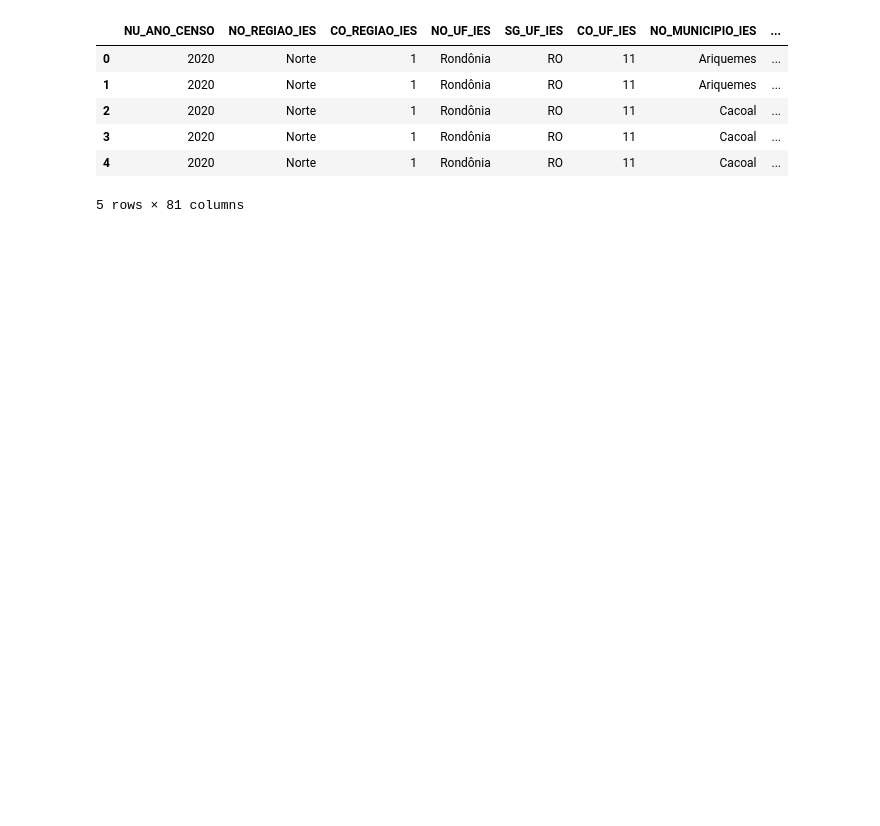
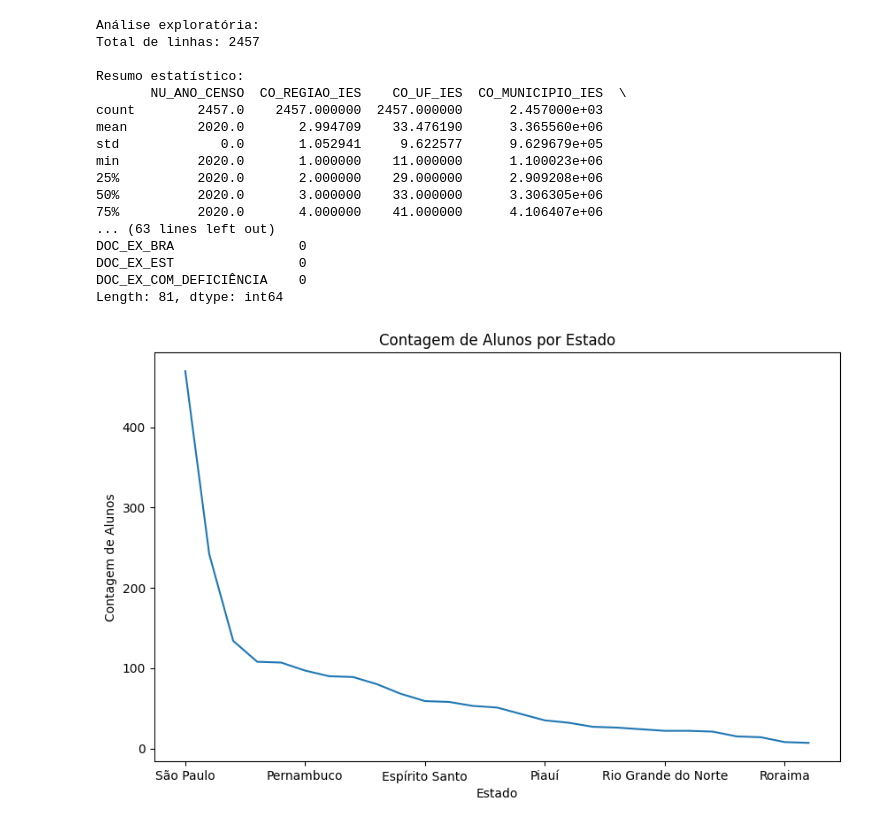
Before and after one commit to GrazyGoncalves/2, a Jupyter notebook: Bianca/Atividade 46.ipynb, the cells around one changed output. Cells and saved outputs as stored; diff of their text form; code cells hidden in the pictures; blank space fills up the shorter version.

```diff
--- a/Bianca/Atividade 46.ipynb
+++ b/Bianca/Atividade 46.ipynb
@@ -1,13 +1,43 @@
-# %%
-import pandas as pd
-
-df = pd.read_csv('cadastro.CSV', encoding='ISO-8859-1', sep=';', low_memory=False)
-df.head()
-# %% [output]
-|  | NU_ANO_CENSO | NO_REGIAO_IES | CO_REGIAO_IES | NO_UF_IES | SG_UF_IES | CO_UF_IES | NO_MUNICIPIO_IES | ... |
-| 0 | 2020 | Norte | 1 | Rondônia | RO | 11 | Ariquemes | ... |
-| 1 | 2020 | Norte | 1 | Rondônia | RO | 11 | Ariquemes | ... |
-| 2 | 2020 | Norte | 1 | Rondônia | RO | 11 | Cacoal | ... |
-| 3 | 2020 | Norte | 1 | Rondônia | RO | 11 | Cacoal | ... |
-| 4 | 2020 | Norte | 1 | Rondônia | RO | 11 | Cacoal | ... |
-5 rows × 81 columns
+# %%
+import pandas as pd
+import matplotlib.pyplot as plt
+
+# Carregar o arquivo CSV
+df = pd.read_csv('cadastro.CSV', encoding='ISO-8859-1', sep=';', low_memory=False)
+
+# Análise exploratória
+print("Análise exploratória:")
+print("Total de linhas:", len(df))
+print("\nResumo estatístico:")
+print(df.describe())
+print("\nQuantidade de valores NaN por coluna:")
+print(df.isna().sum())
+
+# Remover linhas com valores nulos
+df.dropna(inplace=True)
+
+# Criar um gráfico de barras para contagem de alunos por estado
+state_counts = df['NO_UF_IES'].value_counts()
+state_counts.plot(kind='line', title='Contagem de Alunos por Estado', figsize=(10, 6))
+plt.xlabel('Estado')
+plt.ylabel('Contagem de Alunos')
+plt.show()
+# %% [output]
+Análise exploratória:
+Total de linhas: 2457
+
+Resumo estatístico:
+       NU_ANO_CENSO  CO_REGIAO_IES    CO_UF_IES  CO_MUNICIPIO_IES  \
+count        2457.0    2457.000000  2457.000000      2.457000e+03
+mean         2020.0       2.994709    33.476190      3.365560e+06
+std             0.0       1.052941     9.622577      9.629679e+05
+min          2020.0       1.000000    11.000000      1.100023e+06
+25%          2020.0       2.000000    29.000000      2.909208e+06
+50%          2020.0       3.000000    33.000000      3.306305e+06
+75%          2020.0       4.000000    41.000000      4.106407e+06
+... (63 lines left out)
+DOC_EX_BRA                0
+DOC_EX_EST                0
+DOC_EX_COM_DEFICIÊNCIA    0
+Length: 81, dtype: int64
+[figure, added]
```
